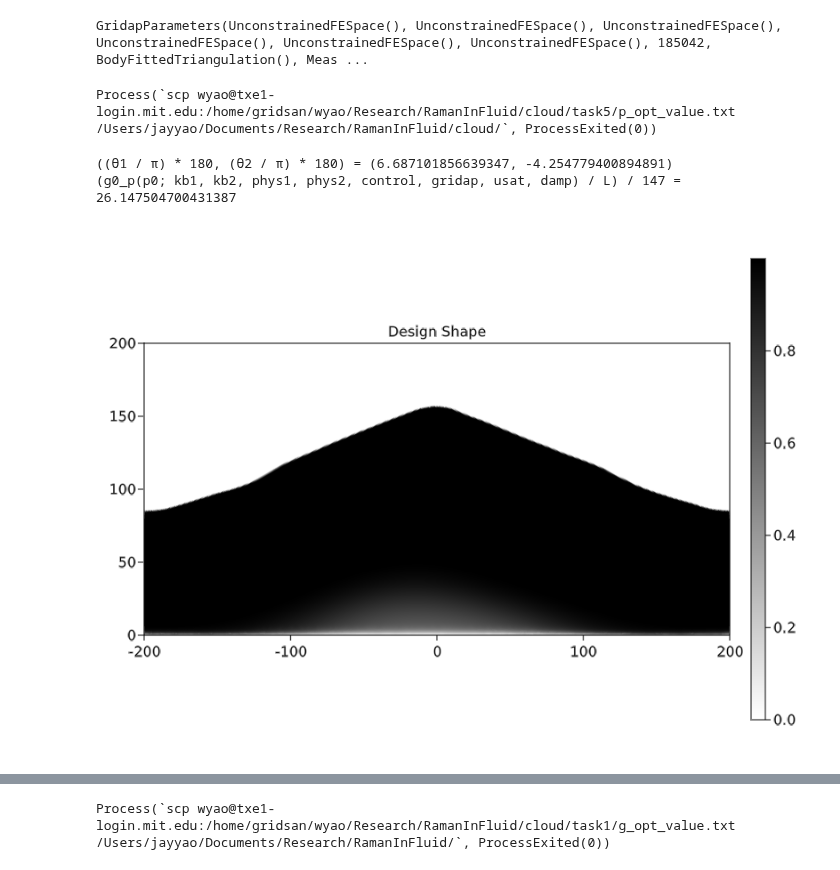
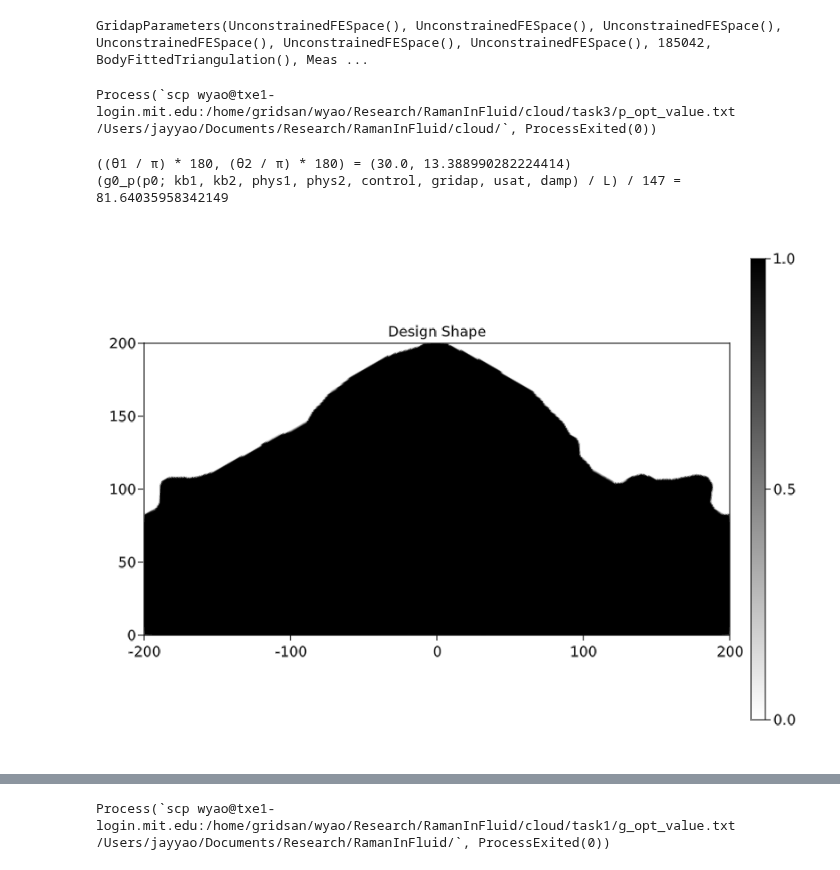
Before and after one commit to WenjieYao/RamanInFluid, a Jupyter notebook: Main_cloud.ipynb, the cells around one changed output, grey strips where cells are left out. Drawn from its saved outputs; the diff is of its cells as text; code cells hidden in the pictures.

```diff
--- a/Main_cloud.ipynb
+++ b/Main_cloud.ipynb
@@ -112,9 +112,9 @@ Info    : Done reading 'cloud/geometry.msh'
 GridapParameters(UnconstrainedFESpace(), UnconstrainedFESpace(), UnconstrainedFESpace(), UnconstrainedFESpace(), UnconstrainedFESpace(), UnconstrainedFESpace(), 185042, BodyFittedTriangulation(), Meas ...
 # %%
 #run(`scp wyao@txe1-login.mit.edu:/home/gridsan/wyao/Research/RamanInFluid/cloud/task1/geometry.msh /Users/jayyao/Documents/Research/RamanInFluid/`)
-run(`scp wyao@txe1-login.mit.edu:/home/gridsan/wyao/Research/RamanInFluid/cloud/task5/p_opt_value.txt /Users/jayyao/Documents/Research/RamanInFluid/cloud/`)
+run(`scp wyao@txe1-login.mit.edu:/home/gridsan/wyao/Research/RamanInFluid/cloud/task3/p_opt_value.txt /Users/jayyao/Documents/Research/RamanInFluid/cloud/`)
 # %% [output]
-Process(`scp wyao@txe1-login.mit.edu:/home/gridsan/wyao/Research/RamanInFluid/cloud/task5/p_opt_value.txt /Users/jayyao/Documents/Research/RamanInFluid/cloud/`, ProcessExited(0))
+Process(`scp wyao@txe1-login.mit.edu:/home/gridsan/wyao/Research/RamanInFluid/cloud/task3/p_opt_value.txt /Users/jayyao/Documents/Research/RamanInFluid/cloud/`, ProcessExited(0))
 # %%
 # Output and view
 ImportFromFile = true
@@ -126,8 +126,11 @@ if ImportFromFile
     #p_max = readdlm("cloud/task5/p_opt_value.txt", Float64)
     p_max = readdlm("cloud/p_opt_value.txt", Float64)
     p0 = p_max[1:gridap.np]
-    if length(p_max)>gridap.np
+    if length(p_max)==(gridap.np+2)
         kb1 = VectorValue(p_max[end-1],0)
+        kb2 = VectorValue(p_max[end],0)
+    elseif length(p_max)==(gridap.np+1)
+        kb1 = VectorValue(sin(30/180*π) * ω1 * nf, 0)
         kb2 = VectorValue(p_max[end],0)
     end
 #     p_cutoff = 0.5
@@ -139,37 +142,36 @@ end
 
 θ1 = asin(kb1[1]/phys1.nf/phys1.ω)
 θ2 = asin(kb2[1]/phys2.nf/phys2.ω)
 @show θ1/π*180, θ2/π*180
 usat = Inf#(10)^2/4
 damp = 4
 
-# p0 = zeros(gridap.np)
 pf_vec = pf_p0(p0; control, gridap)
 pfh = FEFunction(gridap.FE_Pf, pf_vec)
 pth = (pf -> Threshold(pf; control)) ∘ pfh
 A1_mat = MatrixA(pth, kb1; phys=phys1, control, gridap)
 b1_vec = assemble_vector(v->(∫(v*sqrt(cos(θ1)))gridap.dΓ_s), gridap.FE_V)
 u1_vec = A1_mat \ b1_vec
 u1h = FEFunction(gridap.FE_U, u1_vec)
 
 A2_mat = MatrixA(pth, kb2; phys=phys2, control, gridap)
 o_vec = assemble_vector(v->(∫(v*sqrt(cos(θ2)))gridap.dΓ_t), gridap.FE_V)
 v2_vec = A2_mat' \ o_vec
 v2h = FEFunction(gridap.FE_U, v2_vec)
 
 @show g0_p(p0; kb1, kb2, phys1, phys2, control, gridap, usat, damp)/L/147
 
 fig, ax, plt = plot(gridap.Ω, pth, colormap = :binary)
 Colorbar(fig[1,2], plt)
 ax.aspect = AxisAspect(L/(hd))
 ax.title = "Design Shape"
 limits!(ax, -L/2, L/2, 0, hd)
 save("Results/shape.png", fig)
 fig
 # %% [output]
-((θ1 / π) * 180, (θ2 / π) * 180) = (6.687101856639347, -4.254779400894891)
-(g0_p(p0; kb1, kb2, phys1, phys2, control, gridap, usat, damp) / L) / 147 = 26.147504700431387
+((θ1 / π) * 180, (θ2 / π) * 180) = (30.0, 13.388990282224414)
+(g0_p(p0; kb1, kb2, phys1, phys2, control, gridap, usat, damp) / L) / 147 = 81.64035958342149
-[figure, old version]
+[figure, new version]
 # %%
 maxe = 20.0#usat
 if true
```
Also changed, not shown: parts of 2 cells of this notebook, 4 other files.
